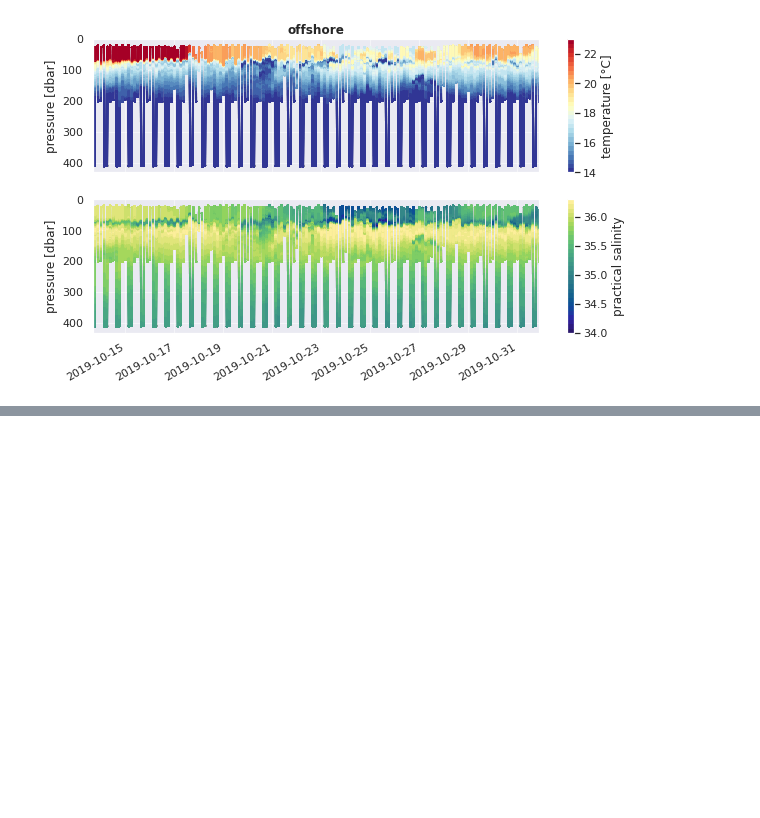
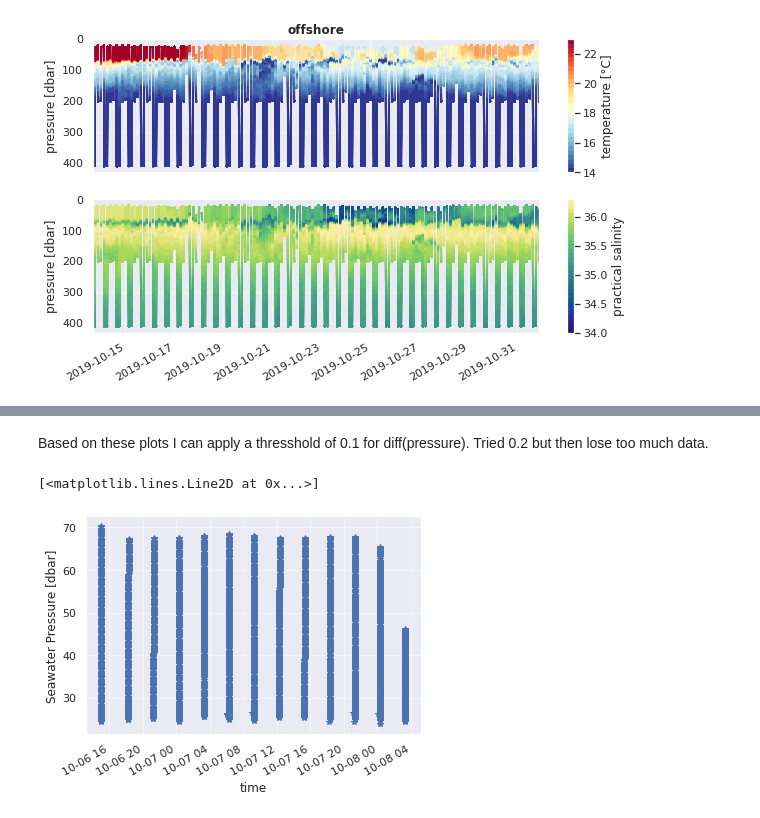
Before and after one commit to sryan288/ohw20-proj-ooi-profiles-section, a Jupyter notebook: OOI_profiles_Svenja.ipynb, the cells around one changed output, grey strips where cells are left out. Drawn from its saved outputs; the diff is of its cells as text; code cells hidden in the pictures; blank space fills up the shorter version.

```diff
--- a/OOI_profiles_Svenja.ipynb
+++ b/OOI_profiles_Svenja.ipynb
@@ -117,0 +129,11 @@ Cannot just resample by time because it is profiling data, which is not binned i
+# %% [markdown]
+Based on these plots I can apply a thresshold of 0.1 for diff(pressure). Tried 0.2 but then lose too much data.
+# %%
+# select only data where pressure is increasing
+dummy_down = dummy.where(dummy.ctdpf_ckl_seawater_pressure.diff(dim='time')>0.1)
+
+# plot to check if it worked
+dummy_down.ctdpf_ckl_seawater_pressure[0:10000].plot(marker='*',linestyle='')
+# %% [output]
+[<matplotlib.lines.Line2D at 0x...>]
+[figure, added]
```
Also changed, not shown: parts of 10 cells of this notebook.
